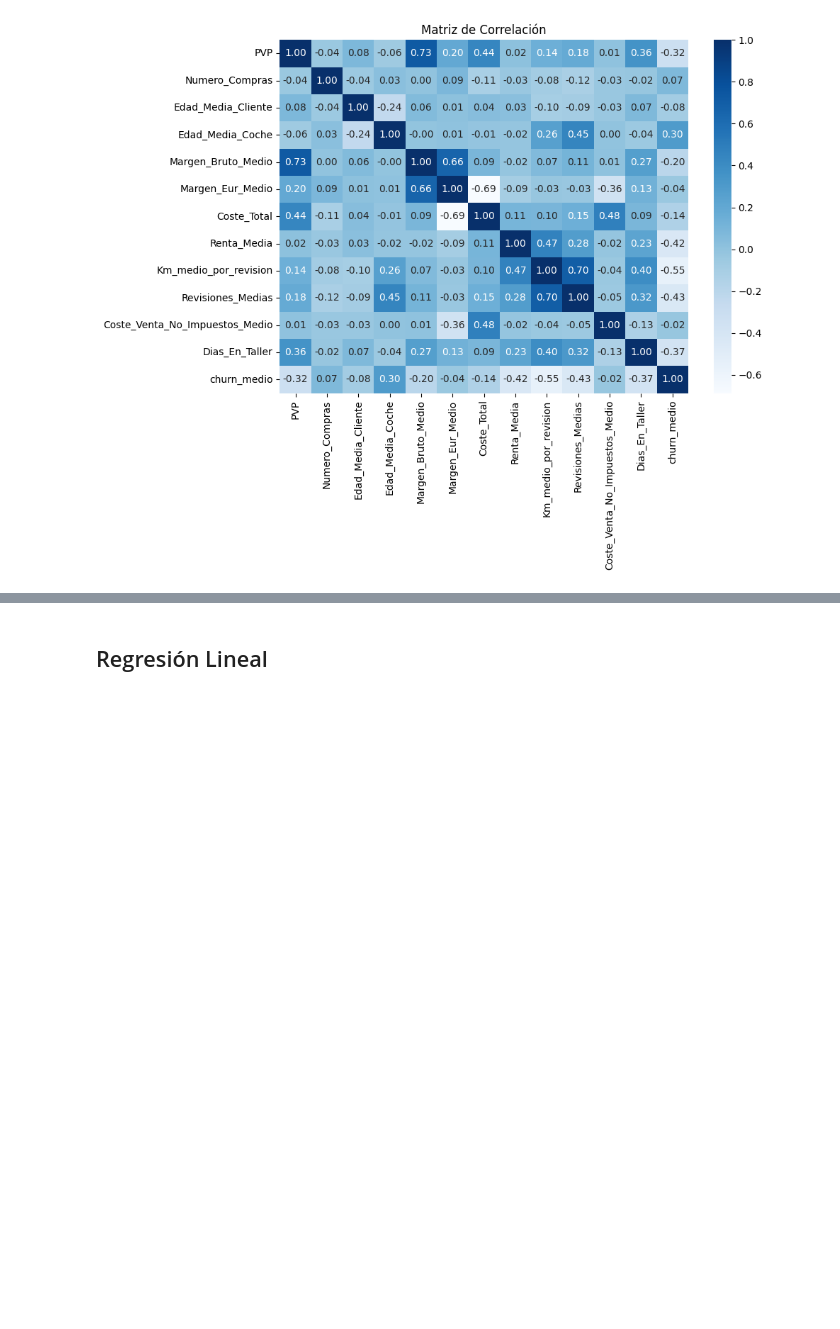
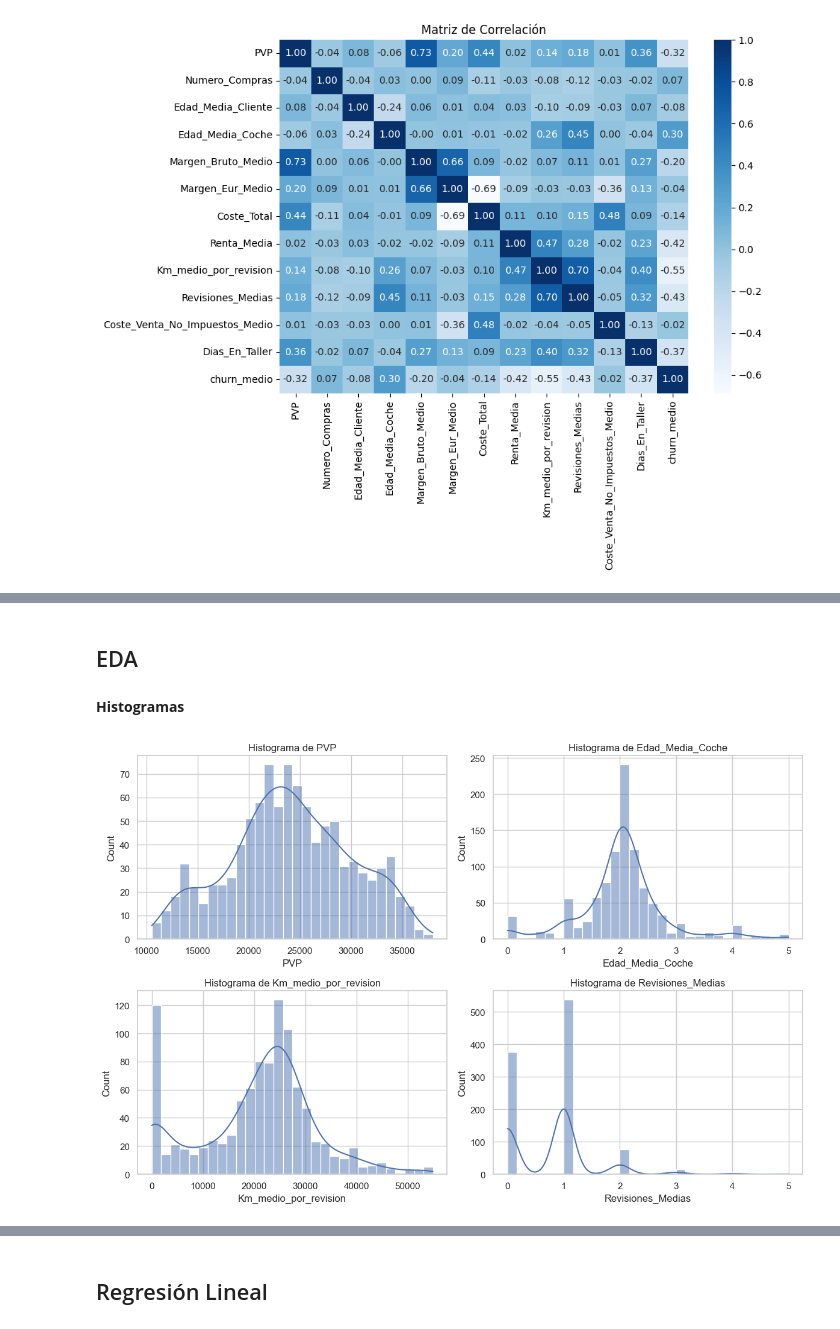
Before and after one commit to martinagg7/gd_clv, a Jupyter notebook: etl/03_regresion_cliente.ipynb, the cells around one changed output, grey strips where cells are left out. Saved outputs shown, nothing was run; the diff lists cells and outputs as text; code cells hidden in the pictures; blank space fills up the shorter version.

```diff
--- a/etl/03_regresion_cliente.ipynb
+++ b/etl/03_regresion_cliente.ipynb
@@ -92,0 +123,19 @@ plt.show()
+# %% [markdown]
+## EDA
+# %% [markdown]
+**Histogramas**
+# %%
+variables_seleccionadas = ['PVP', 'Edad_Media_Coche', 'Km_medio_por_revision', 'Revisiones_Medias']
+
+sns.set(style="whitegrid")
+fig, axes = plt.subplots(2, 2, figsize=(12, 8))
+axes = axes.flatten()
+
+for i, var in enumerate(variables_seleccionadas):
+    sns.histplot(df_reg[var], bins=30, kde=True, ax=axes[i])
+    axes[i].set_title(f'Histograma de {var}')
+
+plt.tight_layout()
+plt.show()
+# %% [output]
+[figure, added]
```
Also changed, not shown: parts of 16 cells of this notebook, 13 other files.
